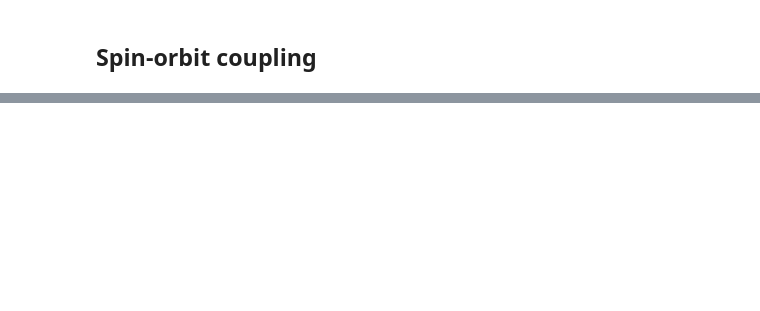
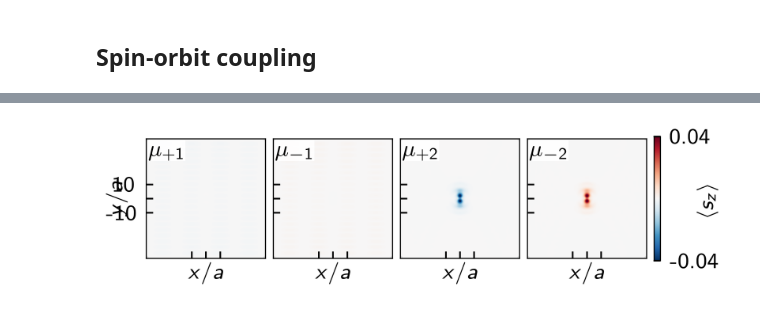
Before and after one commit to maiani/amsc_impurities, a Jupyter notebook: tightbinding/Fig2.ipynb, the cells around one changed output, grey strips where cells are left out. Drawn from its saved outputs; the diff is of its cells as text; code cells hidden in the pictures; blank space fills up the shorter version.

```diff
--- a/tightbinding/Fig2.ipynb
+++ b/tightbinding/Fig2.ipynb
@@ -306 +314,73 @@ fig.savefig("Fig2_noso.svg")
+# %%
+d_1 = t0sz_op(vss_so[P // 2, :, idxs_so[0]])
+d_2 = t0sz_op(vss_so[P // 2, :, idxs_so[1]])
+d_3 = t0sz_op(vss_so[P // 2, :, idxs_so[2]])
+d_4 = t0sz_op(vss_so[P // 2, :, idxs_so[3]])
+
+# Create figure and gridspace for subplots
+fig = plt.figure(figsize=(3.375, 0.82))
+gs = fig.add_gridspec(1, 5, width_ratios=[1, 1, 1, 1, 0.05], wspace=0.08, hspace=0.08)
+
+# Determine color limits
+vmax = np.max(np.abs([d_1, d_2, d_3, d_4]))
+vmin = -vmax
+
+# Create subplots
+ax1 = fig.add_subplot(gs[0, 0])
+ax2 = fig.add_subplot(gs[0, 1])
+ax3 = fig.add_subplot(gs[0, 2])
+ax4 = fig.add_subplot(gs[0, 3])
+cax = fig.add_subplot(gs[0, 4])
+
+# Plot densities with kwant.plotter.density
+im1 = kwant.plotter.density(fsyst, d_1, ax=ax1, cmap="RdBu_r", vmin=vmin, vmax=vmax)
+im2 = kwant.plotter.density(fsyst, d_2, ax=ax2, cmap="RdBu_r", vmin=vmin, vmax=vmax)
+im3 = kwant.plotter.density(fsyst, d_3, ax=ax3, cmap="RdBu_r", vmin=vmin, vmax=vmax)
+im4 = kwant.plotter.density(fsyst, d_4, ax=ax4, cmap="RdBu_r", vmin=vmin, vmax=vmax)
+
+# Set lims
+# xlims = (-12, 12)
+# ylims = (-12, 12)
+# for ax in [ax1, ax2, ax3, ax4]:
+#     ax.set_xlim(xlims)
+#     ax.set_ylim(ylims)
+
+# Remove axis labels for inner plots
+ax1.set_yticks([-10, 0, 10], labels=["-10", "", "10"])
+for ax in [ax2, ax3, ax4]:
+    ax.set_yticks([-10, 0, 10], labels=[])
+
+for ax in [ax1, ax2, ax3, ax4]:
+    ax.set_xticks([-10, 0, 10], labels=[])  # labels=["-20", "", "20"])
+
+
+ax1.set_ylabel(r"$y/a$", labelpad=-8)
+ax1.set_xlabel(r"$x/a$", labelpad=-2)
+ax2.set_xlabel(r"$x/a$", labelpad=-2)
+ax3.set_xlabel(r"$x/a$", labelpad=-2)
+ax4.set_xlabel(r"$x/a$", labelpad=-2)
+
+# Adjust z-order and apply rasterization
+for ax in [ax1, ax2, ax3, ax4]:
+    ax.images[0].set_zorder(-1)
+    ax.set_rasterization_zorder(0)
+# Add titles for each subplot
+add_tl_label(ax1, r"$\mu_{+1}$")
+add_tl_label(ax2, r"$\mu_{-1}$")
+add_tl_label(ax3, r"$\mu_{+2}$")
+add_tl_label(ax4, r"$\mu_{-2}$")
+
+# Create a common colorbar on the right
+# fig.subplots_adjust(right=0.85, left=0.05, bottom=0.05, top=0.95)
+cbar = fig.colorbar(ax1.images[0], cax=cax, cmap="RdBu_r")
+cbar.set_ticks([vmin, vmax], labels=[f"{vmin:.2f}", f"{vmax:.2f}"])
+cbar.set_label(r"$\langle s_z \rangle$", labelpad=-8)
+
+# Adjust layout
+# gs.tight_layout(fig)#, rect=[0, 0, 0.85, 1])
+
+# Save the figure as SVG with rasterized content
+fig.savefig("Fig2_insets_so.svg", format="svg", dpi=300)
+# %% [output]
+[figure, added]
 # %%
```
Also changed, not shown: parts of 20 cells of this notebook, 45 other files.
